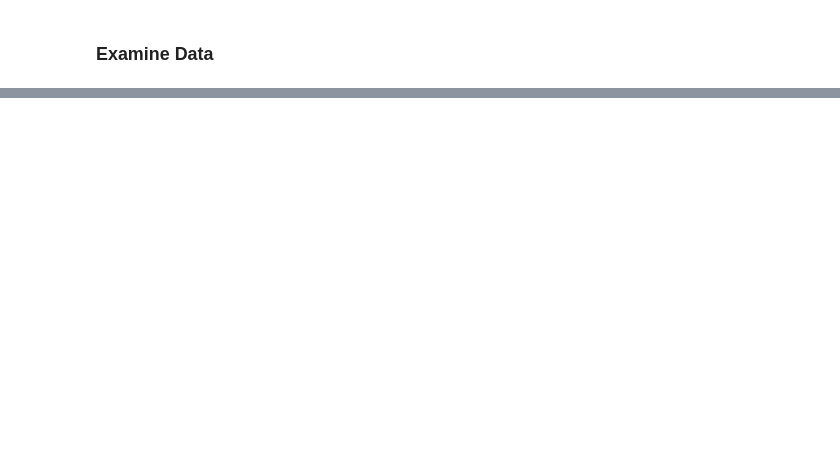
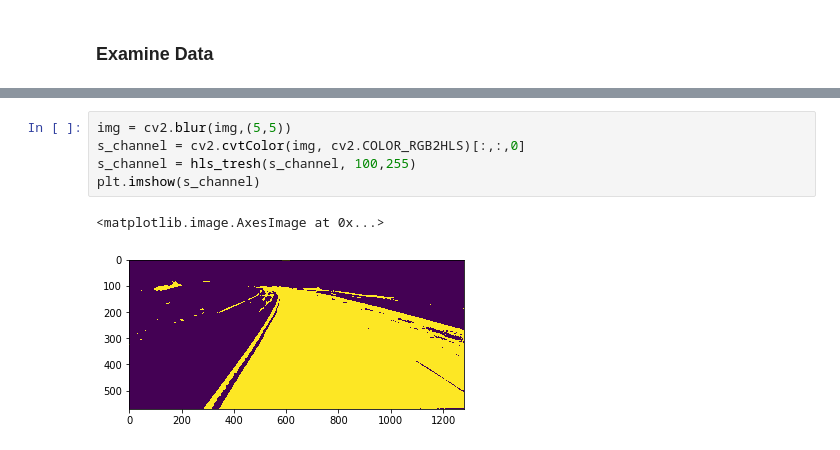
Before and after one commit to KiqueGar/Data_Lane, a Jupyter notebook: Lane Detection.ipynb, the cells around one changed output, grey strips where cells are left out. Drawn from its saved outputs; the diff is of its cells as text; blank space fills up the shorter version.

```diff
--- a/Lane Detection.ipynb
+++ b/Lane Detection.ipynb
@@ -63,0 +111,8 @@ Single Image
+# %%
+img = cv2.blur(img,(5,5))
+s_channel = cv2.cvtColor(img, cv2.COLOR_RGB2HLS)[:,:,0]
+s_channel = hls_tresh(s_channel, 100,255)
+plt.imshow(s_channel)
+# %% [output]
+<matplotlib.image.AxesImage at 0x...>
+[figure, added]
```
Also changed, not shown: parts of 9 cells of this notebook.
